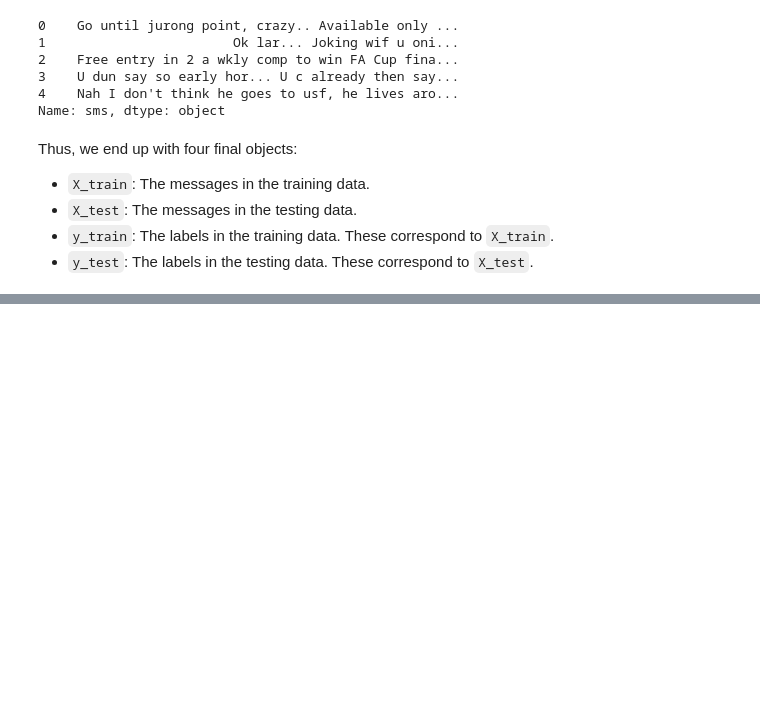
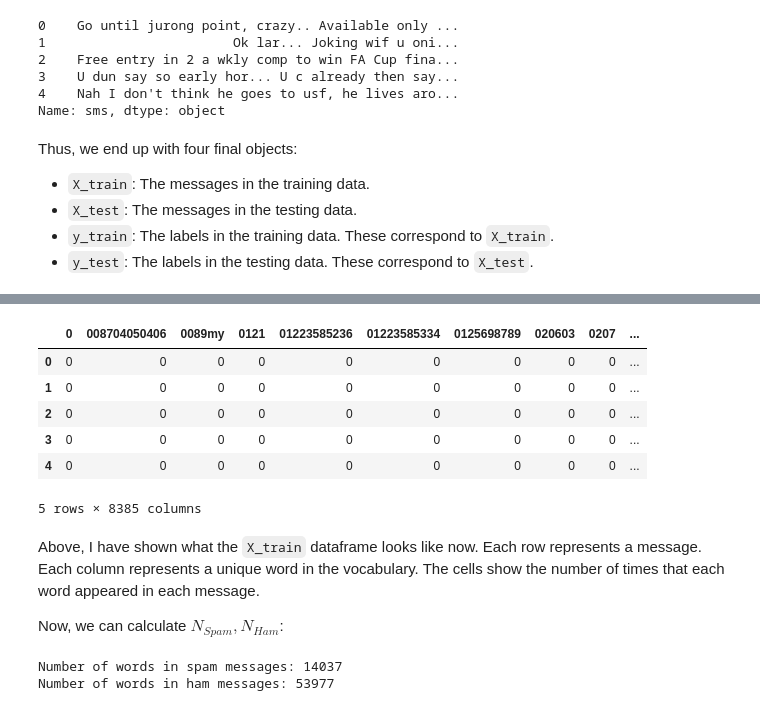
Before and after one commit to MiguelAHG/mahg-data-science, a Jupyter notebook: _notebooks/2021-12-13-Naive-Bayes-Algorithm-Detecting-Spam-Messages.ipynb, the cells around one changed output, grey strips where cells are left out. Saved outputs shown, nothing was run; the diff lists cells and outputs as text; code cells hidden in the pictures; blank space fills up the shorter version.

```diff
--- a/_notebooks/2021-12-13-Naive-Bayes-Algorithm-Detecting-Spam-Messages.ipynb
+++ b/_notebooks/2021-12-13-Naive-Bayes-Algorithm-Detecting-Spam-Messages.ipynb
@@ -173,10 +173,10 @@ Thus, we end up with four final objects:
 # %%
 #collapse-show
 # The four objects listed above.
-X_train = split_dfs.training[["sms"]]
-X_test = split_dfs.testing[["sms"]]
-y_train = split_dfs.training["label"]
-y_test = split_dfs.testing["label"]
+X_train = split_dfs.training[["sms"]].copy()
+X_test = split_dfs.testing[["sms"]].copy()
+y_train = split_dfs.training["label"].copy()
+y_test = split_dfs.testing["label"].copy()
 # %% [markdown]
 # The Algorithm
 
@@ -183,0 +312,15 @@ Now, let's discuss the multinomial naive bayes algorithm.
+# %%
+#collapse-hide
+vocab = set()
+for lst in X_train.sms:
+    vocab.update(lst)
+
+# Use a Series to delete items that are blank or only contain whitespace.
+vocab_series = pd.Series(list(vocab))
+vocab_series = vocab_series.loc[~vocab_series.str.match("^\s*$")]
+vocab = set(vocab_series)
+
+n_vocab = len(vocab)
+
+print(f"Number of words in the vocabulary: {n_vocab}\nFirst few items:")
+list(vocab)[:10]
@@ -183,0 +346,49 @@ Now, let's discuss the multinomial naive bayes algorithm.
+# %%
+#collapse-hide
+vocab_lst = list(sorted(vocab))
+
+word_counts = pd.DataFrame({
+    w: [0] * X_train.sms.shape[0]
+    for w in vocab_lst
+})
+
+for index, word_lst in X_train.sms.iteritems():
+    for w in word_lst:
+        if w in vocab:
+            word_counts.loc[index, w] += 1
+
+word_counts.head()
+# %% [output]
+|  | 0 | 008704050406 | 0089my | 0121 | 01223585236 | 01223585334 | 0125698789 | 020603 | 0207 | ... |
+| 0 | 0 | 0 | 0 | 0 | 0 | 0 | 0 | 0 | 0 | ... |
+| 1 | 0 | 0 | 0 | 0 | 0 | 0 | 0 | 0 | 0 | ... |
+| 2 | 0 | 0 | 0 | 0 | 0 | 0 | 0 | 0 | 0 | ... |
+| 3 | 0 | 0 | 0 | 0 | 0 | 0 | 0 | 0 | 0 | ... |
+| 4 | 0 | 0 | 0 | 0 | 0 | 0 | 0 | 0 | 0 | ... |
+5 rows × 8385 columns
+# %% [markdown]
+Above, I have shown what the `X_train` dataframe looks like now. Each row represents a message. Each column represents a unique word in the vocabulary. The cells show the number of times that each word appeared in each message.
+
+Now, we can calculate $N_{Spam}, N_{Ham}$:
+# %%
+#collapse-hide
+def count_n(label, word_counts = word_counts):
+    n_label = (
+        word_counts
+        .loc[y_train == label, :]
+        # Sum all of the numbers in the df.
+        .sum()
+        .sum()
+    )
+    return n_label
+
+n_label = {}
+
+for label in ["spam", "ham"]:
+    n_label[label] = count_n(label)
+
+print(f"Number of words in spam messages: {n_label['spam']}")
+print(f"Number of words in ham messages: {n_label['ham']}")
+# %% [output]
+Number of words in spam messages: 14037
+Number of words in ham messages: 53977
```
Also changed, not shown: parts of 28 cells of this notebook.
